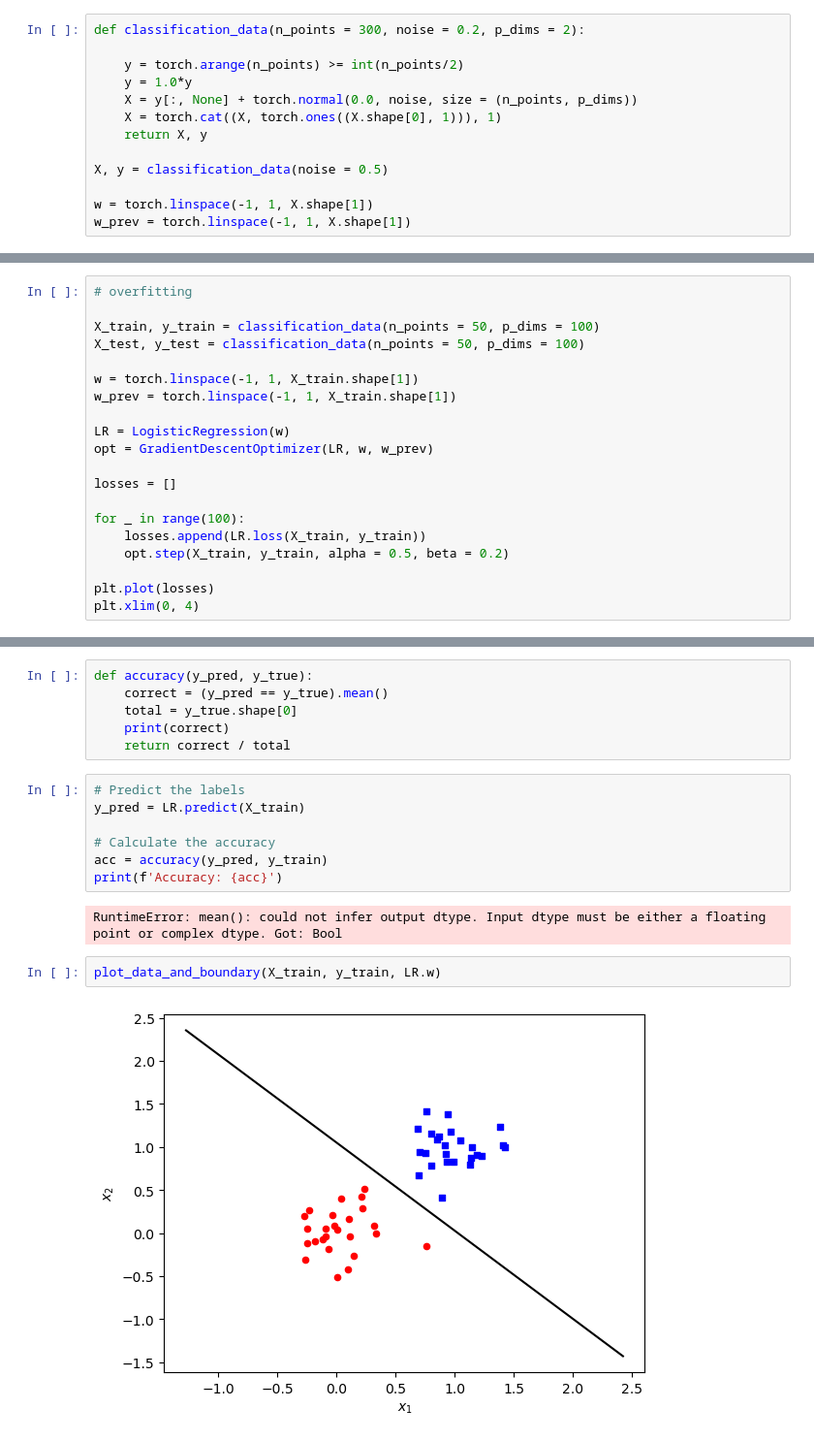
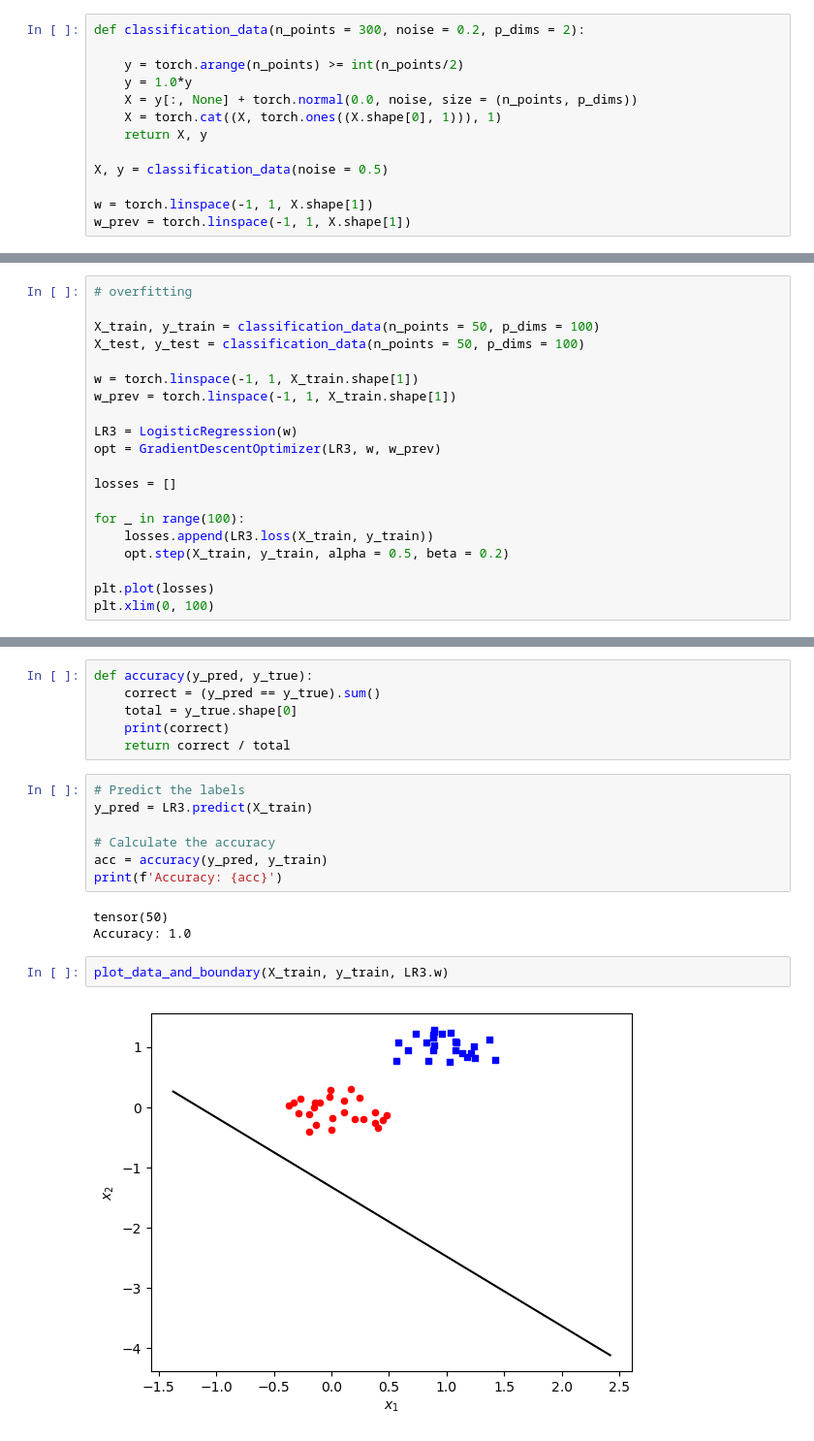
Before and after one commit to ShadowedSpace/ShadowedSpace.github.io, a Jupyter notebook: posts/BP7/BP7.ipynb, the cells around one changed output, grey strips where cells are left out. Shown at 97% size. Cells and saved outputs as stored; diff of their text form.

```diff
--- a/posts/BP7/BP7.ipynb
+++ b/posts/BP7/BP7.ipynb
@@ -96,15 +96,15 @@ X_test, y_test = classification_data(n_points = 50, p_dims = 100)
 w = torch.linspace(-1, 1, X_train.shape[1])
 w_prev = torch.linspace(-1, 1, X_train.shape[1])
 
-LR = LogisticRegression(w)
-opt = GradientDescentOptimizer(LR, w, w_prev)
+LR3 = LogisticRegression(w)
+opt = GradientDescentOptimizer(LR3, w, w_prev)
 
 losses = []
 
 for _ in range(100):
-    losses.append(LR.loss(X_train, y_train))
+    losses.append(LR3.loss(X_train, y_train))
     opt.step(X_train, y_train, alpha = 0.5, beta = 0.2)
 
 plt.plot(losses)
-plt.xlim(0, 4)
+plt.xlim(0, 100)
 # %% [output]
@@ -113,19 +113,20 @@ plt.xlim(0, 4)
 # %%
 def accuracy(y_pred, y_true):
-    correct = (y_pred == y_true).mean()
+    correct = (y_pred == y_true).sum()
     total = y_true.shape[0]
     print(correct)
     return correct / total
 # %%
 # Predict the labels
-y_pred = LR.predict(X_train)
+y_pred = LR3.predict(X_train)
 
 # Calculate the accuracy
 acc = accuracy(y_pred, y_train)
 print(f'Accuracy: {acc}')
 # %% [output]
-RuntimeError: mean(): could not infer output dtype. Input dtype must be either a floating point or complex dtype. Got: Bool
+tensor(50)
+Accuracy: 1.0
 # %%
-plot_data_and_boundary(X_train, y_train, LR.w)
+plot_data_and_boundary(X_train, y_train, LR3.w)
 # %% [output]
-[figure, old version]
+[figure, new version]
```
Also changed, not shown: parts of 9 cells of this notebook.
